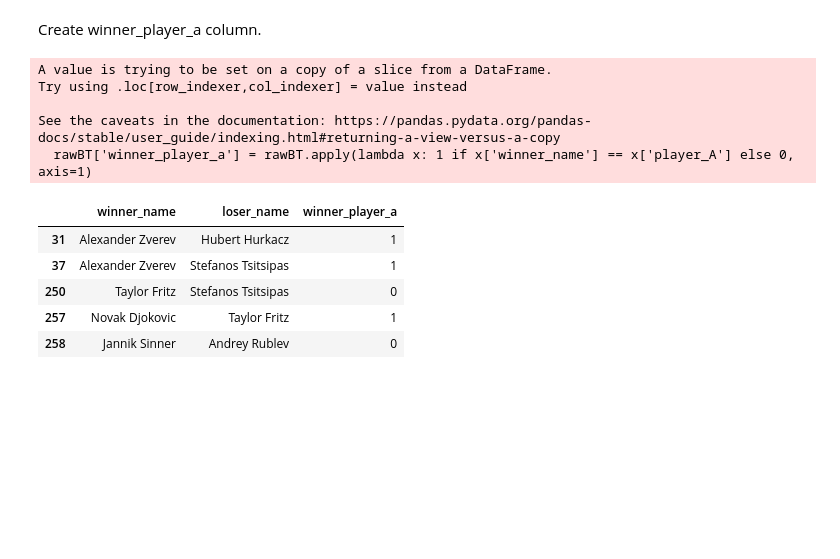
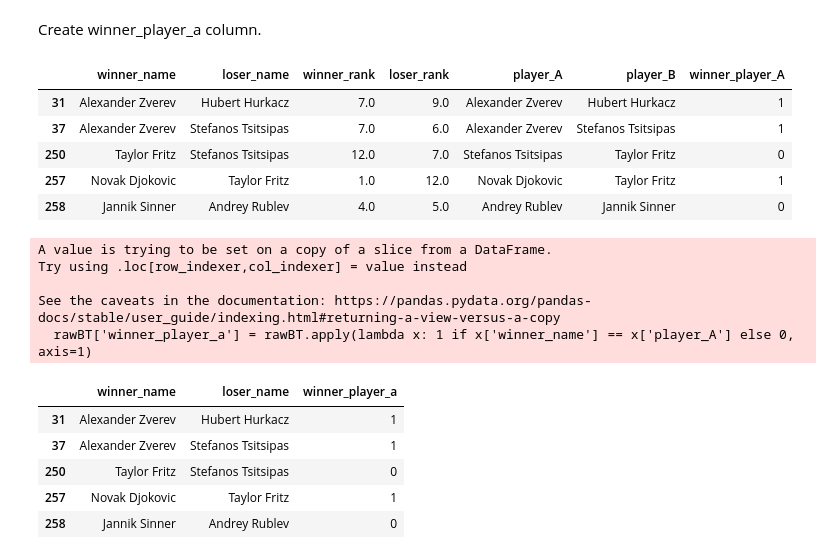
Before and after one commit to JennyHuang19/IsRankingRobust, a Jupyter notebook: tennis.ipynb, the cells around one changed output. Cells and saved outputs as stored; diff of their text form; code cells hidden in the pictures; blank space fills up the shorter version.

```diff
--- a/tennis.ipynb
+++ b/tennis.ipynb
@@ -100,5 +127,14 @@ rawBT.shape
 # %% [markdown]
 Create winner_player_a column.
+# %%
+rawBT.head()
+# %% [output]
+|  | winner_name | loser_name | winner_rank | loser_rank | player_A | player_B | winner_player_A |
+| 31 | Alexander Zverev | Hubert Hurkacz | 7.0 | 9.0 | Alexander Zverev | Hubert Hurkacz | 1 |
+| 37 | Alexander Zverev | Stefanos Tsitsipas | 7.0 | 6.0 | Alexander Zverev | Stefanos Tsitsipas | 1 |
+| 250 | Taylor Fritz | Stefanos Tsitsipas | 12.0 | 7.0 | Stefanos Tsitsipas | Taylor Fritz | 0 |
+| 257 | Novak Djokovic | Taylor Fritz | 1.0 | 12.0 | Novak Djokovic | Taylor Fritz | 1 |
+| 258 | Jannik Sinner | Andrey Rublev | 4.0 | 5.0 | Andrey Rublev | Jannik Sinner | 0 |
 # %%
 rawBT['winner_player_a'] = rawBT.apply(lambda x: 1 if x['winner_name'] == x['player_A'] else 0, axis=1)
 # %% [output]
```
Also changed, not shown: parts of 13 cells of this notebook.
